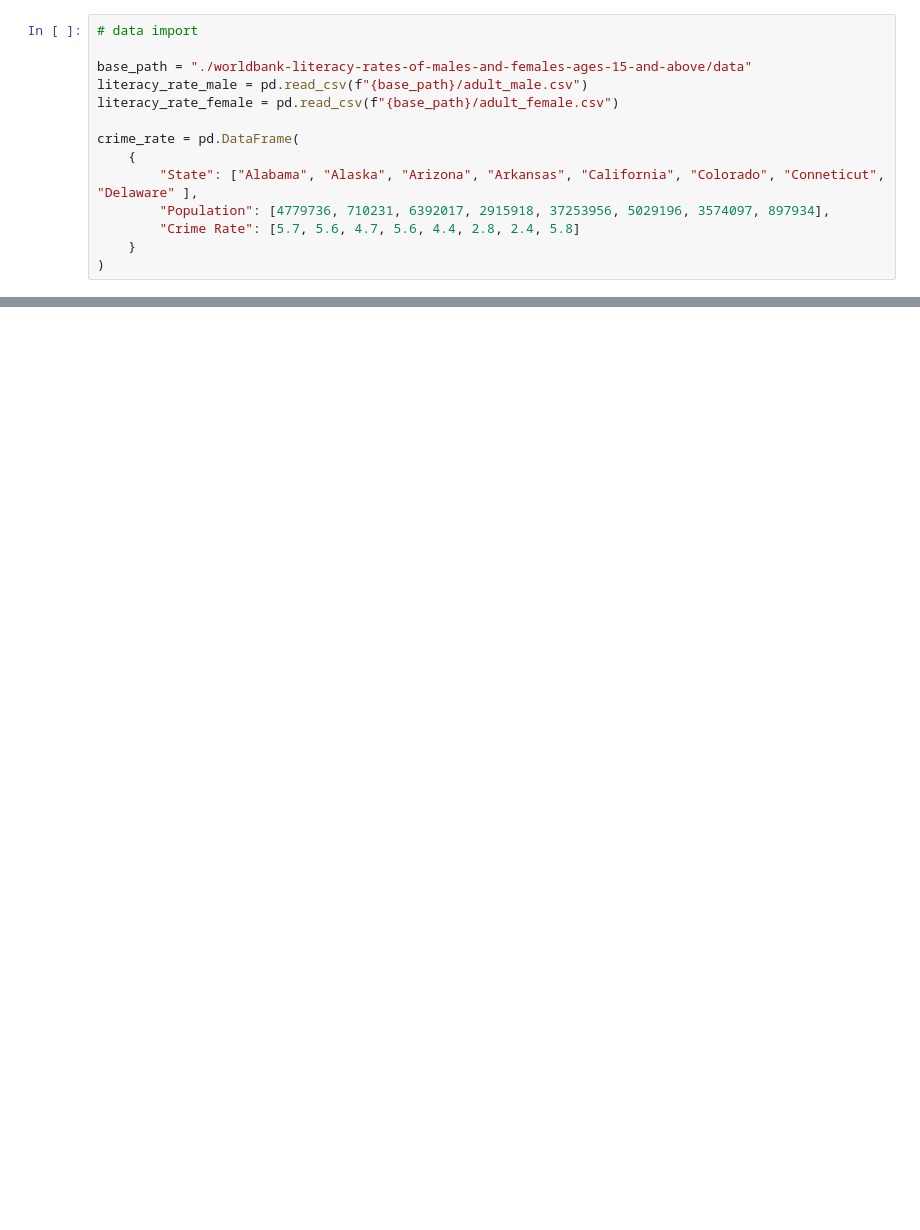
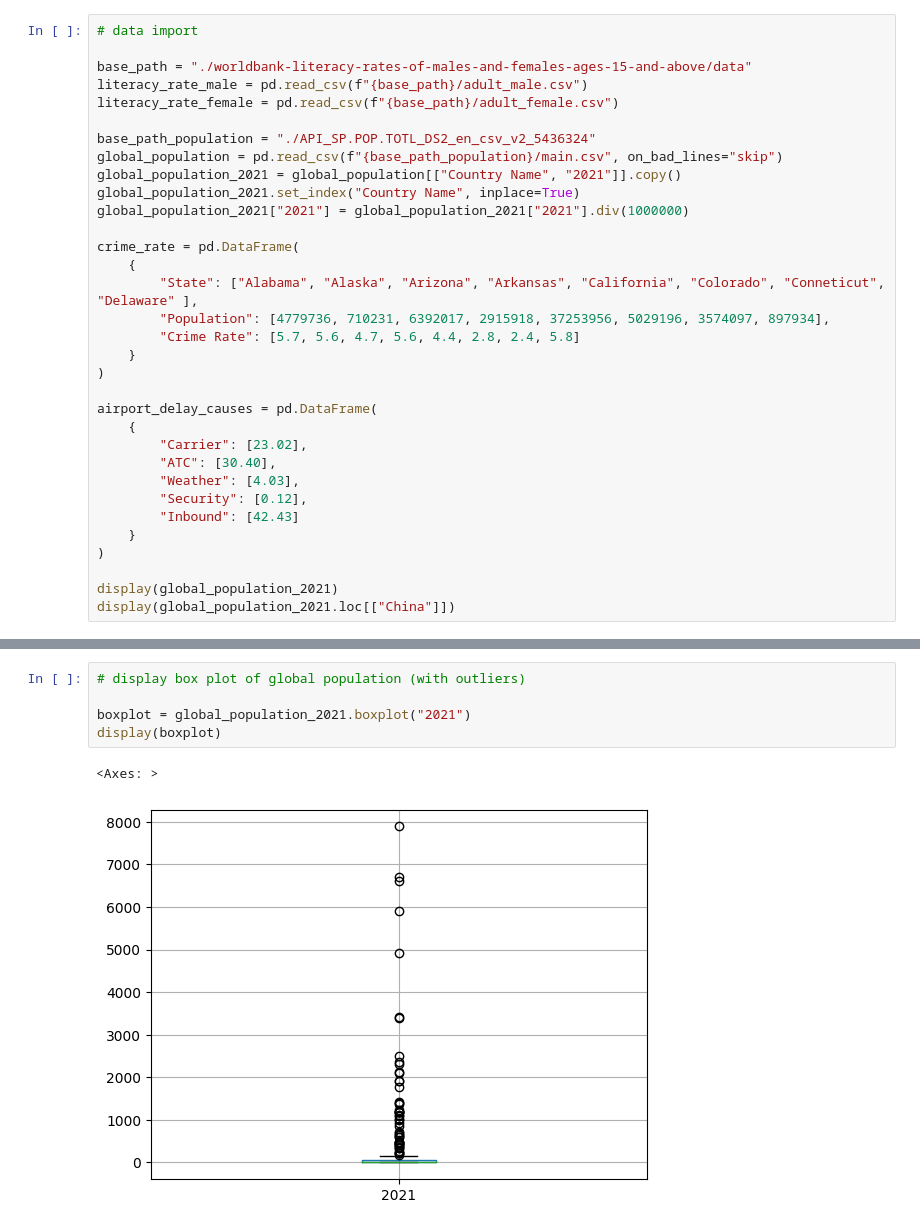
Before and after one commit to ShinnoT/python-datascience-journey, a Jupyter notebook: Chapter-1.ipynb, the cells around one changed output, grey strips where cells are left out. Saved outputs shown, nothing was run; the diff lists cells and outputs as text; blank space fills up the shorter version.

Commit message:
world population data added and basic stat and data visuals updated

```diff
--- a/Chapter-1.ipynb
+++ b/Chapter-1.ipynb
@@ -13,6 +12,12 @@ from scipy import stats
 base_path = "./worldbank-literacy-rates-of-males-and-females-ages-15-and-above/data"
 literacy_rate_male = pd.read_csv(f"{base_path}/adult_male.csv")
 literacy_rate_female = pd.read_csv(f"{base_path}/adult_female.csv")
+
+base_path_population = "./API_SP.POP.TOTL_DS2_en_csv_v2_5436324"
+global_population = pd.read_csv(f"{base_path_population}/main.csv", on_bad_lines="skip")
+global_population_2021 = global_population[["Country Name", "2021"]].copy()
+global_population_2021.set_index("Country Name", inplace=True)
+global_population_2021["2021"] = global_population_2021["2021"].div(1000000)
 
 crime_rate = pd.DataFrame(
     {
@@ -21,3 +26,16 @@ crime_rate = pd.DataFrame(
         "Crime Rate": [5.7, 5.6, 4.7, 5.6, 4.4, 2.8, 2.4, 5.8]
     }
 )
+
+airport_delay_causes = pd.DataFrame(
+    {
+        "Carrier": [23.02],
+        "ATC": [30.40],
+        "Weather": [4.03],
+        "Security": [0.12],
+        "Inbound": [42.43]
+    }
+)
+
+display(global_population_2021)
+display(global_population_2021.loc[["China"]])
@@ -39,0 +207,8 @@ Median: 4176916.5
+# %%
+# display box plot of global population (with outliers)
+
+boxplot = global_population_2021.boxplot("2021")
+display(boxplot)
+# %% [output]
+<Axes: >
+[figure, added]
```
Also changed, not shown: parts of 15 cells of this notebook, 4 other files.
